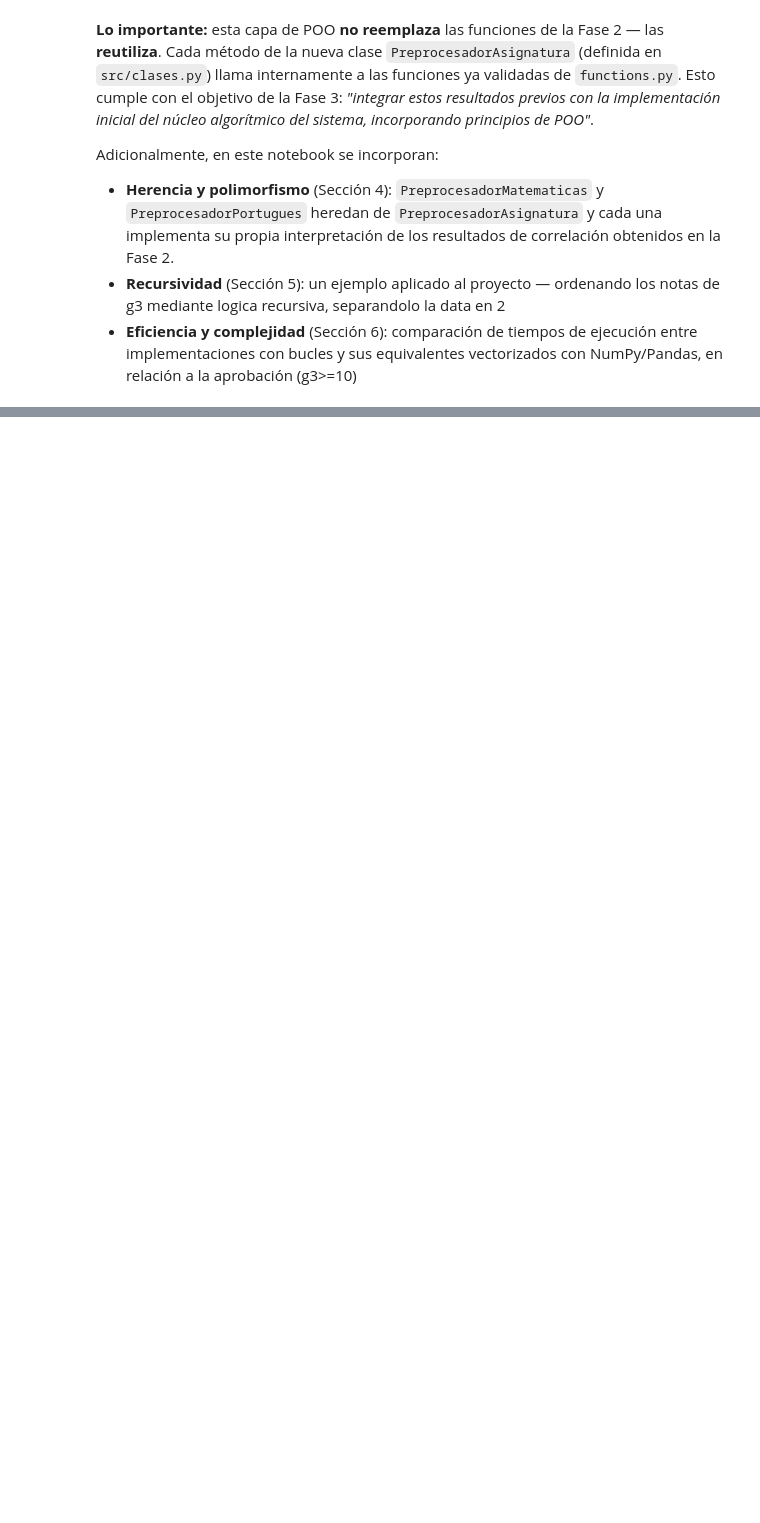
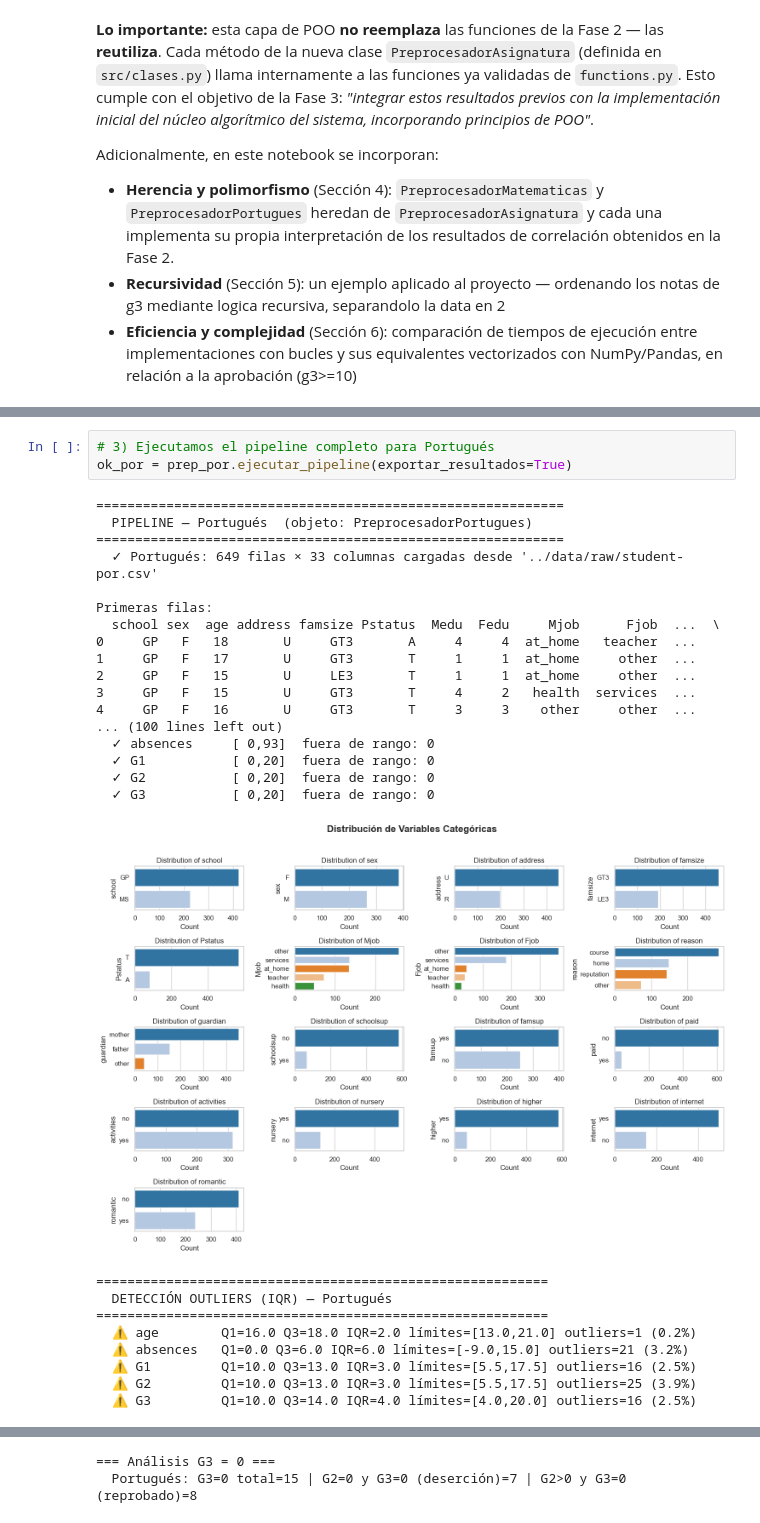
Before and after one commit to ffarina11/proyecto-grupo7-mcdi500, a Jupyter notebook: notebooks/F3_Nucleo_Algoritmico_POO.ipynb, the cells around one changed output, grey strips where cells are left out. Drawn from its saved outputs; the diff is of its cells as text; blank space fills up the shorter version.

```diff
--- a/notebooks/F3_Nucleo_Algoritmico_POO.ipynb
+++ b/notebooks/F3_Nucleo_Algoritmico_POO.ipynb
@@ -98,0 +258,30 @@ print("✓ Entorno listo. Módulos de Fase 2 (functions) y Fase 3 (clases) impor
+# %%
+# 3) Ejecutamos el pipeline completo para Portugués
+ok_por = prep_por.ejecutar_pipeline(exportar_resultados=True)
+# %% [output]
+============================================================
+  PIPELINE — Portugués  (objeto: PreprocesadorPortugues)
+============================================================
+  ✓ Portugués: 649 filas × 33 columnas cargadas desde '../data/raw/student-por.csv'
+
+Primeras filas:
+  school sex  age address famsize Pstatus  Medu  Fedu     Mjob      Fjob  ...  \
+0     GP   F   18       U     GT3       A     4     4  at_home   teacher  ...
+1     GP   F   17       U     GT3       T     1     1  at_home     other  ...
+2     GP   F   15       U     LE3       T     1     1  at_home     other  ...
+3     GP   F   15       U     GT3       T     4     2   health  services  ...
+4     GP   F   16       U     GT3       T     3     3    other     other  ...
+... (100 lines left out)
+  ✓ absences     [ 0,93]  fuera de rango: 0
+  ✓ G1           [ 0,20]  fuera de rango: 0
+  ✓ G2           [ 0,20]  fuera de rango: 0
+  ✓ G3           [ 0,20]  fuera de rango: 0
+[figure, added]
+==========================================================
+  DETECCIÓN OUTLIERS (IQR) — Portugués
+==========================================================
+  ⚠ age        Q1=16.0 Q3=18.0 IQR=2.0 límites=[13.0,21.0] outliers=1 (0.2%)
+  ⚠ absences   Q1=0.0 Q3=6.0 IQR=6.0 límites=[-9.0,15.0] outliers=21 (3.2%)
+  ⚠ G1         Q1=10.0 Q3=13.0 IQR=3.0 límites=[5.5,17.5] outliers=16 (2.5%)
+  ⚠ G2         Q1=10.0 Q3=13.0 IQR=3.0 límites=[5.5,17.5] outliers=25 (3.9%)
+  ⚠ G3         Q1=10.0 Q3=14.0 IQR=4.0 límites=[4.0,20.0] outliers=16 (2.5%)
@@ -98,0 +307,2 @@ print("✓ Entorno listo. Módulos de Fase 2 (functions) y Fase 3 (clases) impor
+=== Análisis G3 = 0 ===
+  Portugués: G3=0 total=15 | G2=0 y G3=0 (deserción)=7 | G2>0 y G3=0 (reprobado)=8
```
Also changed, not shown: parts of 10 cells of this notebook.
